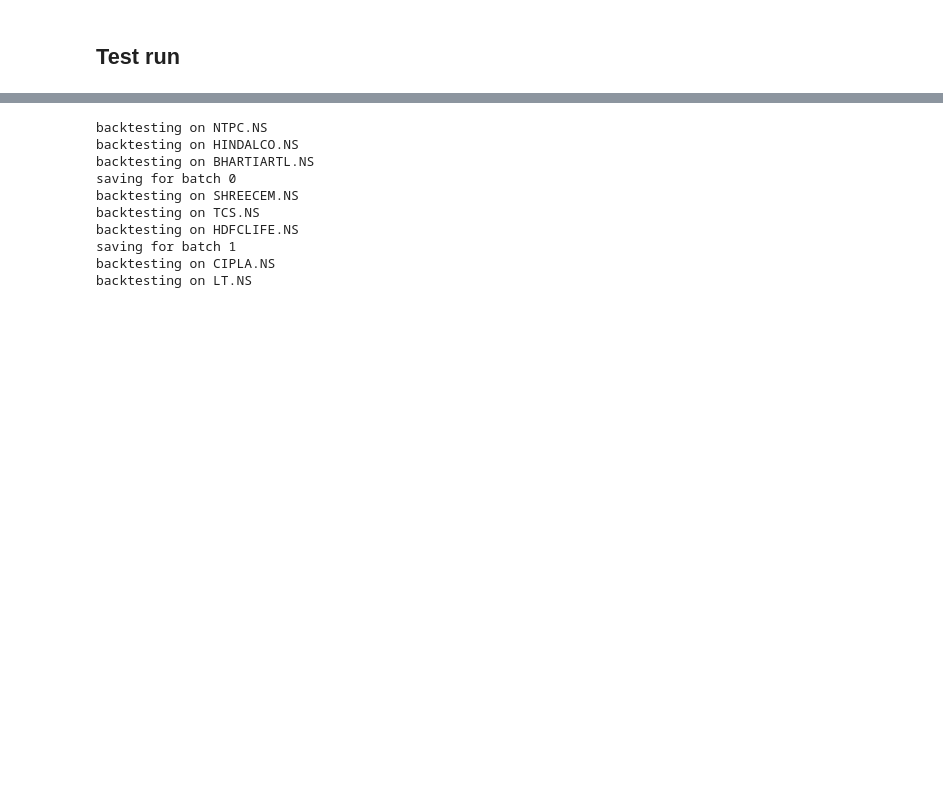
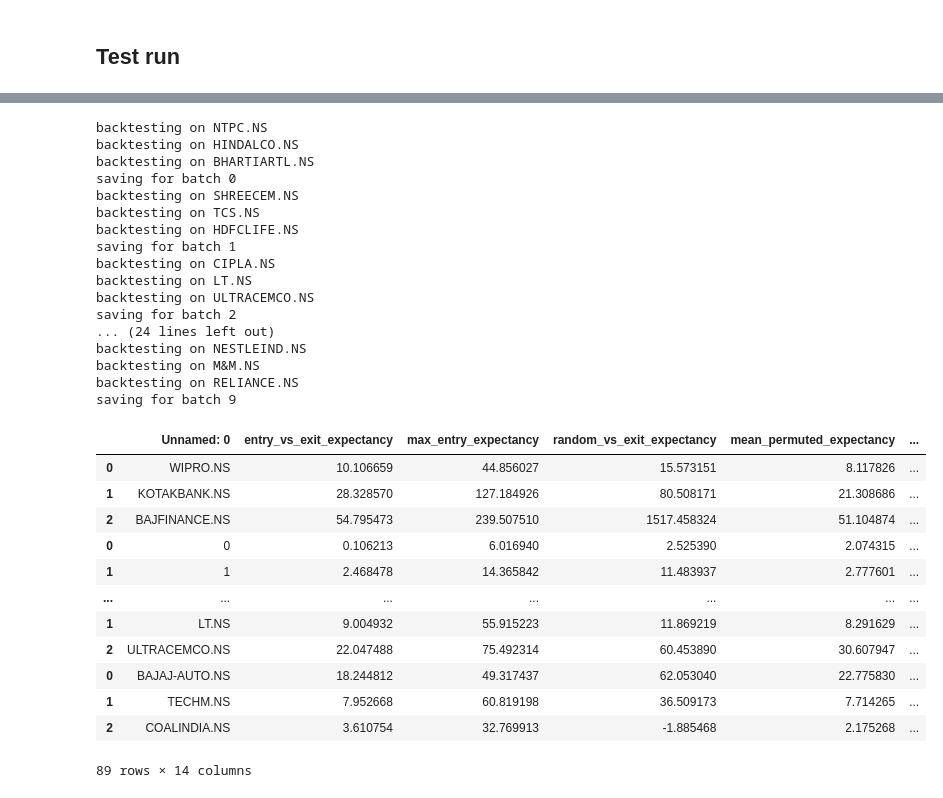
Before and after one commit to tthwmk/Code, a Jupyter notebook: capstone.ipynb, the cells around one changed output, grey strips where cells are left out. Drawn from its saved outputs; the diff is of its cells as text; code cells hidden in the pictures; blank space fills up the shorter version.

```diff
--- a/capstone.ipynb
+++ b/capstone.ipynb
@@ -417,12 +503,13 @@ num_batches = 30//3
 # %%
+
 for batch in range(num_batches):
     results = []
     for ticker in tickers[3 * batch : 3 * (batch + 1)]:
-        results.append(sma_backtest(ticker))
+        results.append(bbands_backtest(ticker))
     results = pd.concat(results)
     print(f"saving for batch {batch}")
-    results.to_csv(f"SMA_{batch}.csv")
-    time.sleep(5)
+    results.to_csv(f"BB_{batch}.csv")
+    gc.collect()
 # %% [output]
 backtesting on NTPC.NS
 backtesting on HINDALCO.NS
@@ -434,3 +521,10 @@ backtesting on HDFCLIFE.NS
 saving for batch 1
 backtesting on CIPLA.NS
 backtesting on LT.NS
+backtesting on ULTRACEMCO.NS
+saving for batch 2
+... (24 lines left out)
+backtesting on NESTLEIND.NS
+backtesting on M&M.NS
+backtesting on RELIANCE.NS
+saving for batch 9
@@ -436,0 +547,16 @@ backtesting on LT.NS
+# %%
+bb_output
+# %% [output]
+|  | Unnamed: 0 | entry_vs_exit_expectancy | max_entry_expectancy | random_vs_exit_expectancy | mean_permuted_expectancy | ... |
+| 0 | WIPRO.NS | 10.106659 | 44.856027 | 15.573151 | 8.117826 | ... |
+| 1 | KOTAKBANK.NS | 28.328570 | 127.184926 | 80.508171 | 21.308686 | ... |
+| 2 | BAJFINANCE.NS | 54.795473 | 239.507510 | 1517.458324 | 51.104874 | ... |
+| 0 | 0 | 0.106213 | 6.016940 | 2.525390 | 2.074315 | ... |
+| 1 | 1 | 2.468478 | 14.365842 | 11.483937 | 2.777601 | ... |
+| ... | ... | ... | ... | ... | ... | ... |
+| 1 | LT.NS | 9.004932 | 55.915223 | 11.869219 | 8.291629 | ... |
+| 2 | ULTRACEMCO.NS | 22.047488 | 75.492314 | 60.453890 | 30.607947 | ... |
+| 0 | BAJAJ-AUTO.NS | 18.244812 | 49.317437 | 62.053040 | 22.775830 | ... |
+| 1 | TECHM.NS | 7.952668 | 60.819198 | 36.509173 | 7.714265 | ... |
+| 2 | COALINDIA.NS | 3.610754 | 32.769913 | -1.885468 | 2.175268 | ... |
+89 rows × 14 columns
```
Also changed, not shown: parts of 116 cells of this notebook.
